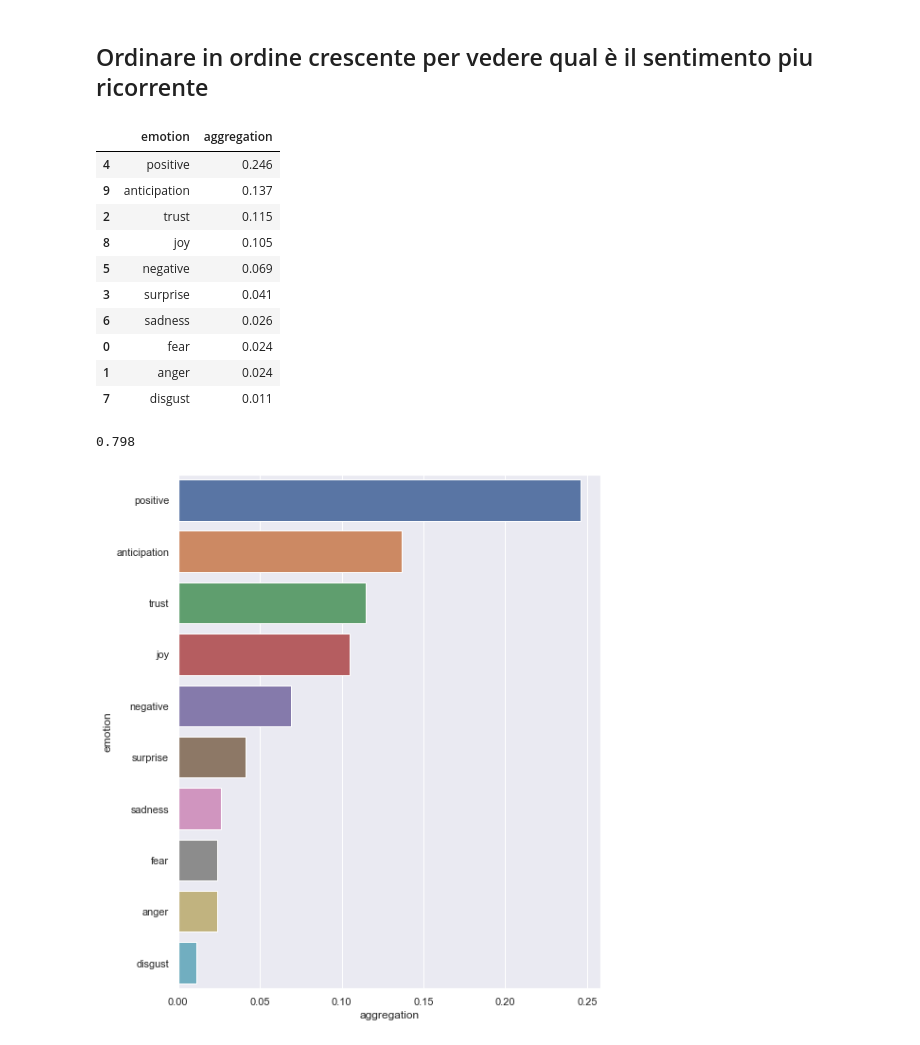
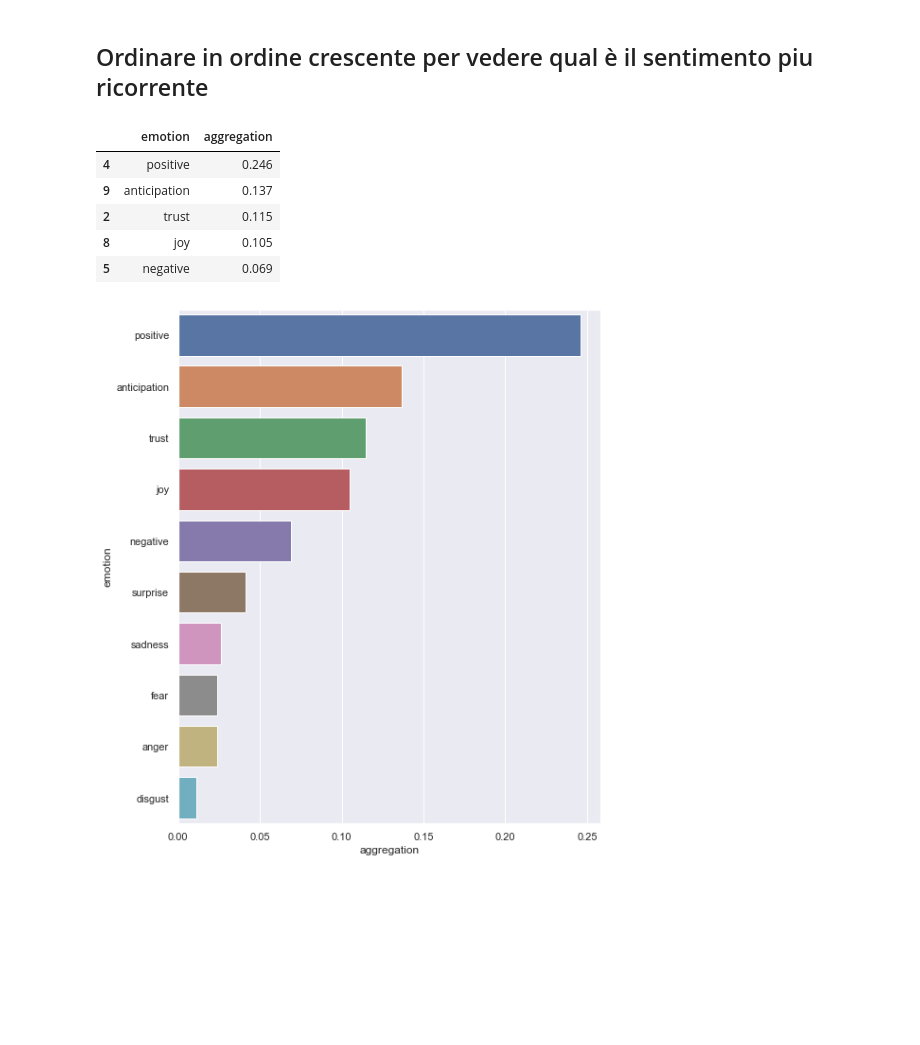
Before and after one commit to federicamontana/GoGreenRoutes, a Jupyter notebook: notebook/NRCLex_Sentiment_1.ipynb, the cells around one changed output. Cells and saved outputs as stored; diff of their text form; code cells hidden in the pictures; blank space fills up the shorter version.

```diff
--- a/notebook/NRCLex_Sentiment_1.ipynb
+++ b/notebook/NRCLex_Sentiment_1.ipynb
@@ -108,21 +95,13 @@ emotional_df = pd.DataFrame(
-# %%
-df_most_common = emotional_df.sort_values(by=['aggregation'],ascending=False)
-df_most_common
-# %% [output]
-|  | emotion | aggregation |
-| 4 | positive | 0.246 |
-| 9 | anticipation | 0.137 |
-| 2 | trust | 0.115 |
-| 8 | joy | 0.105 |
-| 5 | negative | 0.069 |
-| 3 | surprise | 0.041 |
-| 6 | sadness | 0.026 |
-| 0 | fear | 0.024 |
-| 1 | anger | 0.024 |
-| 7 | disgust | 0.011 |
-# %%
-df_most_common['aggregation'].sum()
-# %% [output]
-0.798
+# %%
+#emotional dataframe sorted with most common words
+df_em_mc = pd.DataFrame({'emotion': label, 'aggregation': aggr}).sort_values(by=['aggregation'],ascending=False)
+df_em_mc.head()
+# %% [output]
+|  | emotion | aggregation |
+| 4 | positive | 0.246 |
+| 9 | anticipation | 0.137 |
+| 2 | trust | 0.115 |
+| 8 | joy | 0.105 |
+| 5 | negative | 0.069 |
 # %%
 plt.figure(figsize=(8,10))
```
Also changed, not shown: parts of 21 cells of this notebook, 10 other files.
